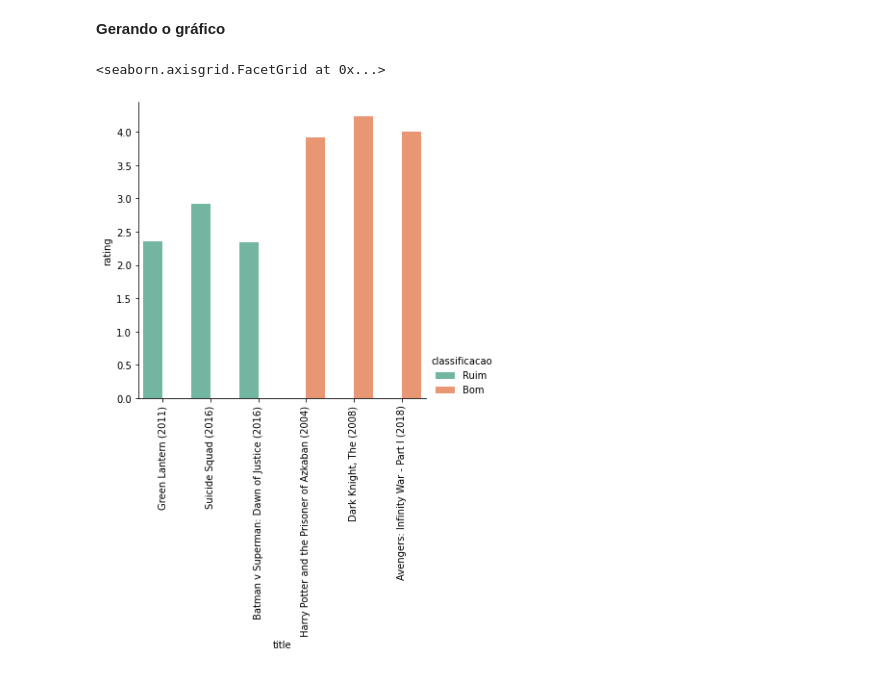
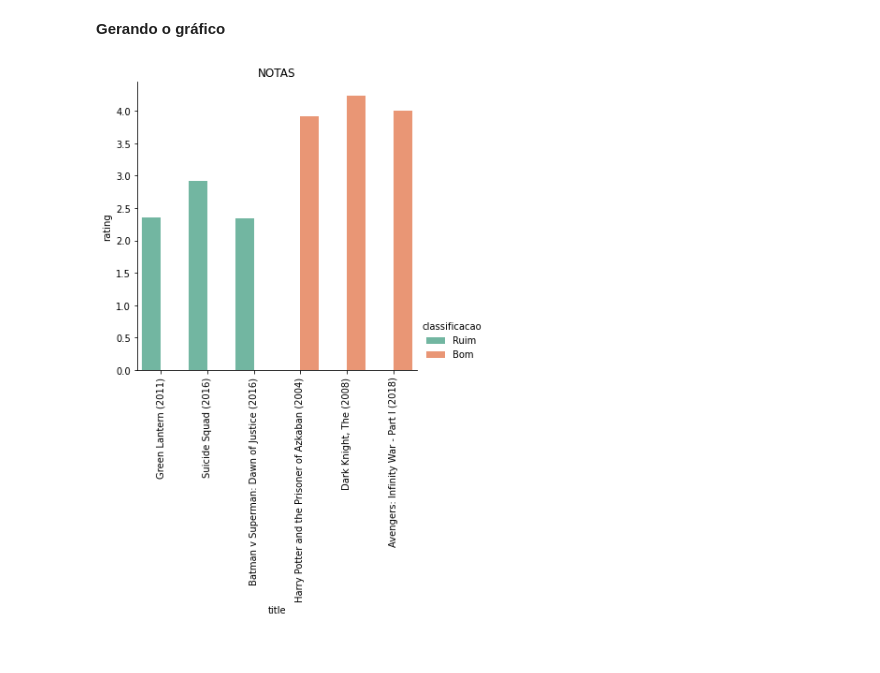
Before and after one commit to ninivehelen/Analise_De_Dados, a Jupyter notebook: Exercicio_grafico.ipynb, the cells around one changed output. Cells and saved outputs as stored; diff of their text form; code cells hidden in the pictures.

```diff
--- a/Exercicio_grafico.ipynb
+++ b/Exercicio_grafico.ipynb
@@ -98,7 +98,7 @@ filmes_notas
 **Gerando o gráfico**
 # %%
 fig = sns.catplot(data=filmes_notas, kind='bar', x='title', y='rating', hue='classificacao',palette="Set2")
-fig.set_xticklabels(filmes_notas['title'], rotation=90)
+fig.set(title = "NOTAS")
+fig.set_xticklabels(filmes_notas['title'], rotation=90);
 # %% [output]
-<seaborn.axisgrid.FacetGrid at 0x...>
-[figure, old version]
+[figure, new version]
```
